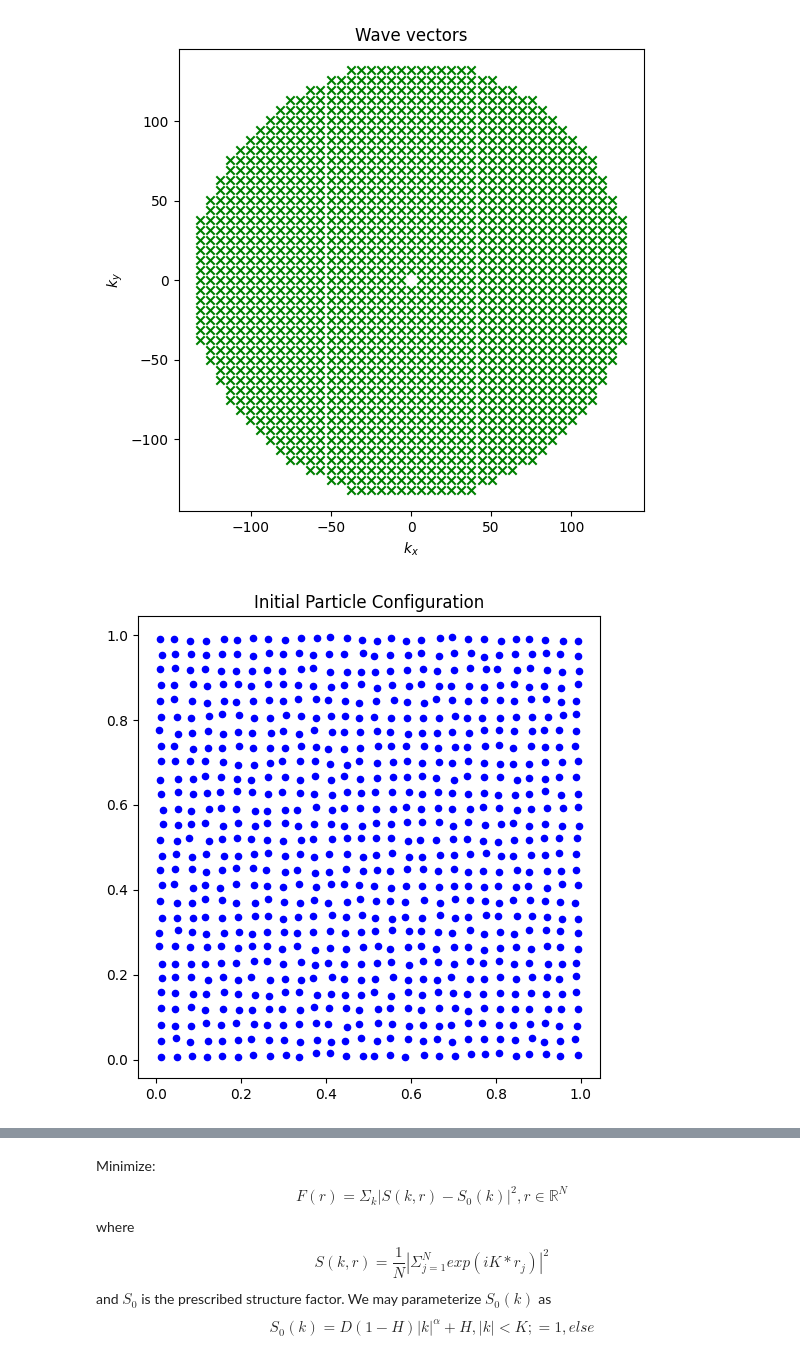
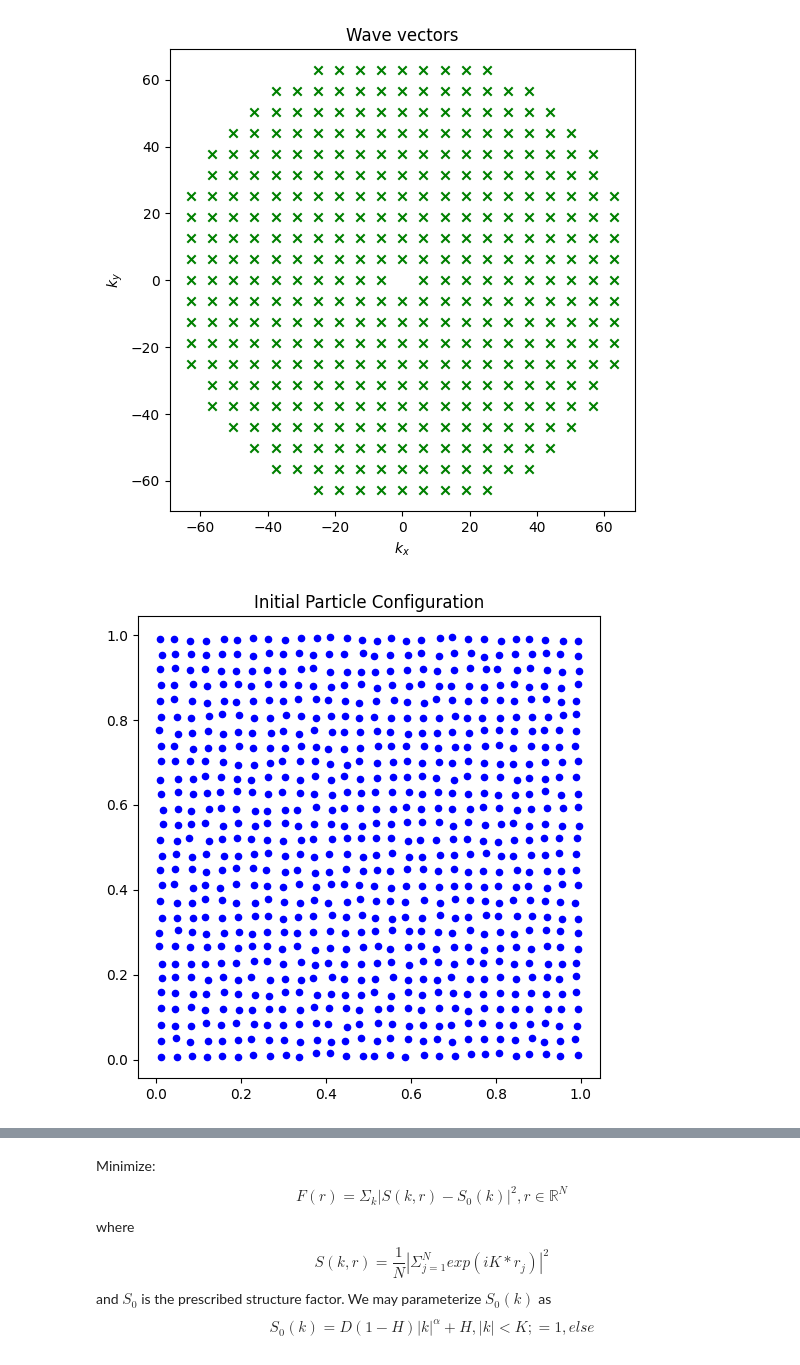
Before and after one commit to EnnoI/modeling_seminarSoSe25, a Jupyter notebook: hu_points.ipynb, the cells around one changed output, grey strips where cells are left out. Drawn from its saved outputs; the diff is of its cells as text; code cells hidden in the pictures.

```diff
--- a/hu_points.ipynb
+++ b/hu_points.ipynb
@@ -194,8 +194,8 @@ M = 100
 
 # Target structure factor parameters
 H = 1e-4
-alpha = 2.
-K_cutoff = 40*np.pi
+alpha = 100.
+K_cutoff = 20*np.pi
 D = np.pow(K_cutoff, -alpha)
 
 r_init = perturbed_point_pattern(N)
@@ -204,35 +204,45 @@ N = r_init.shape[0]
 
 k = generate_k_vectors(K_cutoff,num_per_dim=M)
 #k = grid_k_vectors(K_cutoff)
+M = k.shape[1]
 
 # Plot wave vectors used:
 plot_wave_vectors(k)
 
 # Plot before optimization
 plot_particles(r_init, "Initial Particle Configuration")
 plot_structure_factor(r_init, k, D, H, alpha, K_cutoff, "Initial Structure Factor")
 
 print("Value before optimizing: ", objective_function(r_init.flatten(), k, D, H, alpha, K_cutoff))
 
 # ---== Run Optimization ==--- #
 res = minimize(
     fun=objective_function,
     x0=r_init.flatten(),
     jac=gradient_function,
     args=(k, D, H, alpha, K_cutoff),
     method="BFGS",
     options={"disp": True, "maxiter": 1000},
     tol=1e-8
 )
 
 # ---== Postprocess ==--- #
 
 r_opt = res.x.reshape(N, 2)  # Final particle positions
 print(res)
 
+# Save point pattern:
+outfile = f"point_patterns/pp.npy"
+np.save(outfile, r_opt)
+with open("point_patterns/parms.csv", 'w') as f:
+        f.write("N, M, D, H, K_cutoff, alpha\n")
+        f.write(f"{N},{M},{D},{H},{K_cutoff},{alpha}\n")
+print("parameters saved to parms.csv")
+print(f"phi saved to {outfile}")
+
 # Plot after optimization
 plot_particles(r_opt, "Optimized Particle Configuration")
 plot_structure_factor(r_opt, k, D, H, alpha, K_cutoff, "Optimized Structure Factor")
 # %% [output]
-[figure, old version]
+[figure, new version]
 [figure]
```
Also changed, not shown: parts of 1 cell of this notebook, 4 other files.
